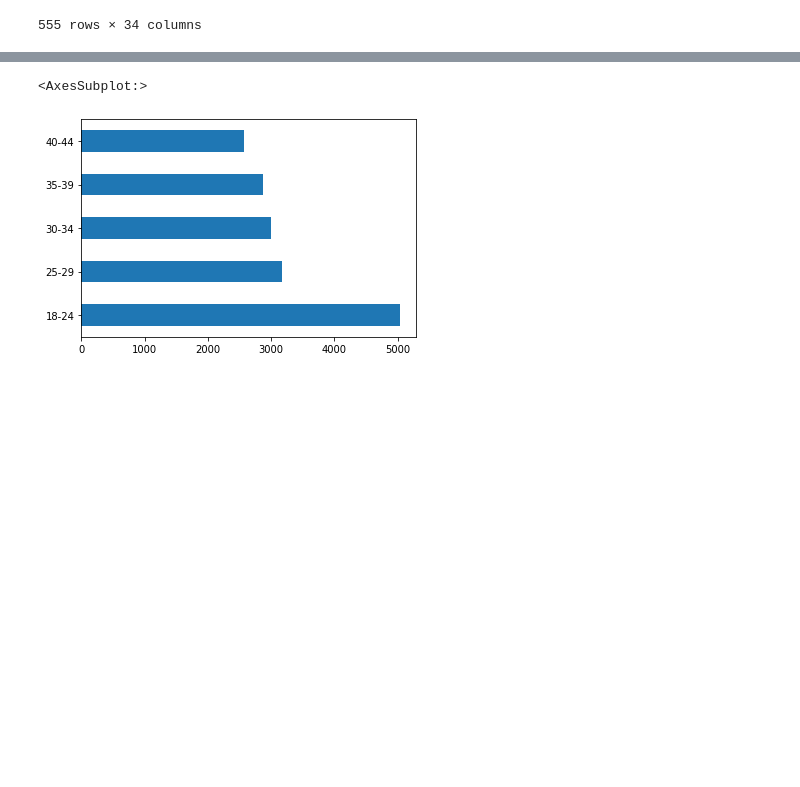
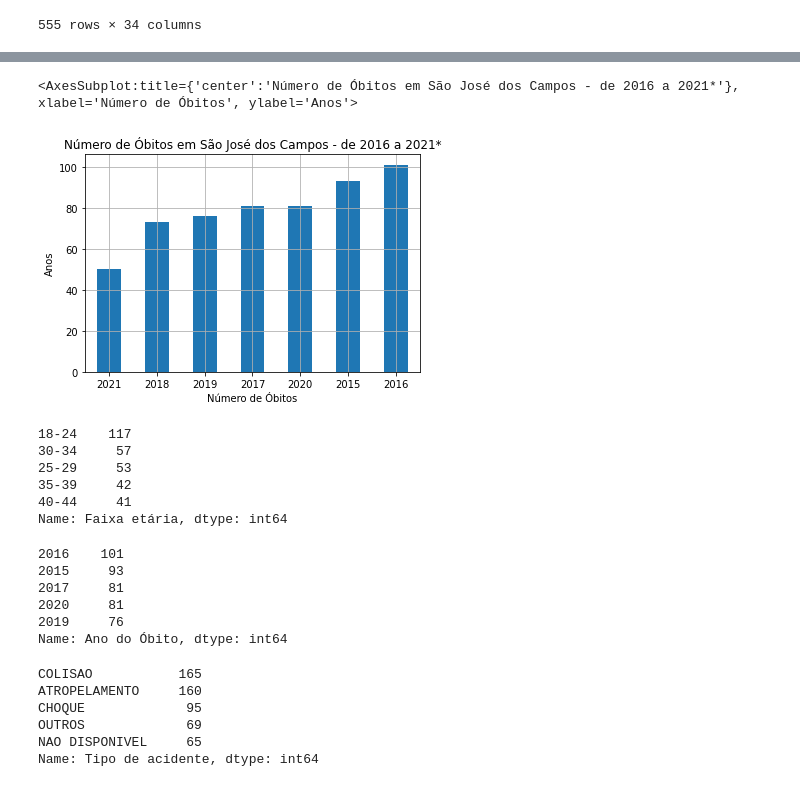
Before and after one commit to Caiiqef/acidentespublicos, a Jupyter notebook: acidentes_publicos.ipynb, the cells around one changed output, grey strips where cells are left out. Drawn from its saved outputs; the diff is of its cells as text; code cells hidden in the pictures; blank space fills up the shorter version.

```diff
--- a/acidentes_publicos.ipynb
+++ b/acidentes_publicos.ipynb
@@ -65,8 +65,6 @@ acidSelecionados.head()
 | 2 | 2021-09-30 | 2021-09-30 | SETEMBRO | 2021 | CAJATI | BR 116 | -24,816987645508746 | ... |
 | 3 | 2021-09-30 | 2021-09-30 | SETEMBRO | 2021 | SAO JOSE DOS CAMPOS | SP 099 | -23,21431107799793 | ... |
 | 4 | 2021-09-30 | 2021-09-30 | SETEMBRO | 2021 | MONTEIRO LOBATO | SP 050 | -22,99602596929689 | ... |
-# %%
-df['Data do Óbito'] = pd.to_datetime(df['Data do Óbito'], dayfirst = True)
 # %%
 acidSelecionados.head()
 # %% [output]
@@ -77,7 +75,12 @@ acidSelecionados.head()
 | 3 | 2021-09-30 | 2021-09-30 | SETEMBRO | 2021 | SAO JOSE DOS CAMPOS | SP 099 | -23,21431107799793 | ... |
 | 4 | 2021-09-30 | 2021-09-30 | SETEMBRO | 2021 | MONTEIRO LOBATO | SP 050 | -22,99602596929689 | ... |
 # %%
-df.query('Município == "SAO JOSE DOS CAMPOS"' and 'Sexo == "MASCULINO"')['Faixa etária'].value_counts().head().plot(kind="barh")
+df.query('Município == "SAO JOSE DOS CAMPOS"')['Ano do Óbito'].value_counts(ascending=True).head(10).plot(kind="bar",
+                                                                                                         title="Número de Óbitos em São José dos Campos - de 2016 a 2021*",
+                                                                                                         xlabel="Número de Óbitos",
+                                                                                                         ylabel="Anos",
+                                                                                                         rot=0,
+                                                                                                         grid=True)
 # %% [output]
-<AxesSubplot:>
+<AxesSubplot:title={'center':'Número de Óbitos em São José dos Campos - de 2016 a 2021*'}, xlabel='Número de Óbitos', ylabel='Anos'>
-[figure, old version]
+[figure, new version]
@@ -83,0 +89,27 @@ df.query('Município == "SAO JOSE DOS CAMPOS"' and 'Sexo == "MASCULINO"')['Faixa
+# %%
+df.query('Município == "SAO JOSE DOS CAMPOS"')['Faixa etária'].value_counts().head()
+# %% [output]
+18-24    117
+30-34     57
+25-29     53
+35-39     42
+40-44     41
+Name: Faixa etária, dtype: int64
+# %%
+df.query('Município == "SAO JOSE DOS CAMPOS"')['Ano do Óbito'].value_counts().head()
+# %% [output]
+2016    101
+2015     93
+2017     81
+2020     81
+2019     76
+Name: Ano do Óbito, dtype: int64
+# %%
+df.query('Município == "SAO JOSE DOS CAMPOS"')['Tipo de acidente'].value_counts().head()
+# %% [output]
+COLISAO           165
+ATROPELAMENTO     160
+CHOQUE             95
+OUTROS             69
+NAO DISPONIVEL     65
+Name: Tipo de acidente, dtype: int64
```
Also changed, not shown: parts of 3 cells of this notebook.
